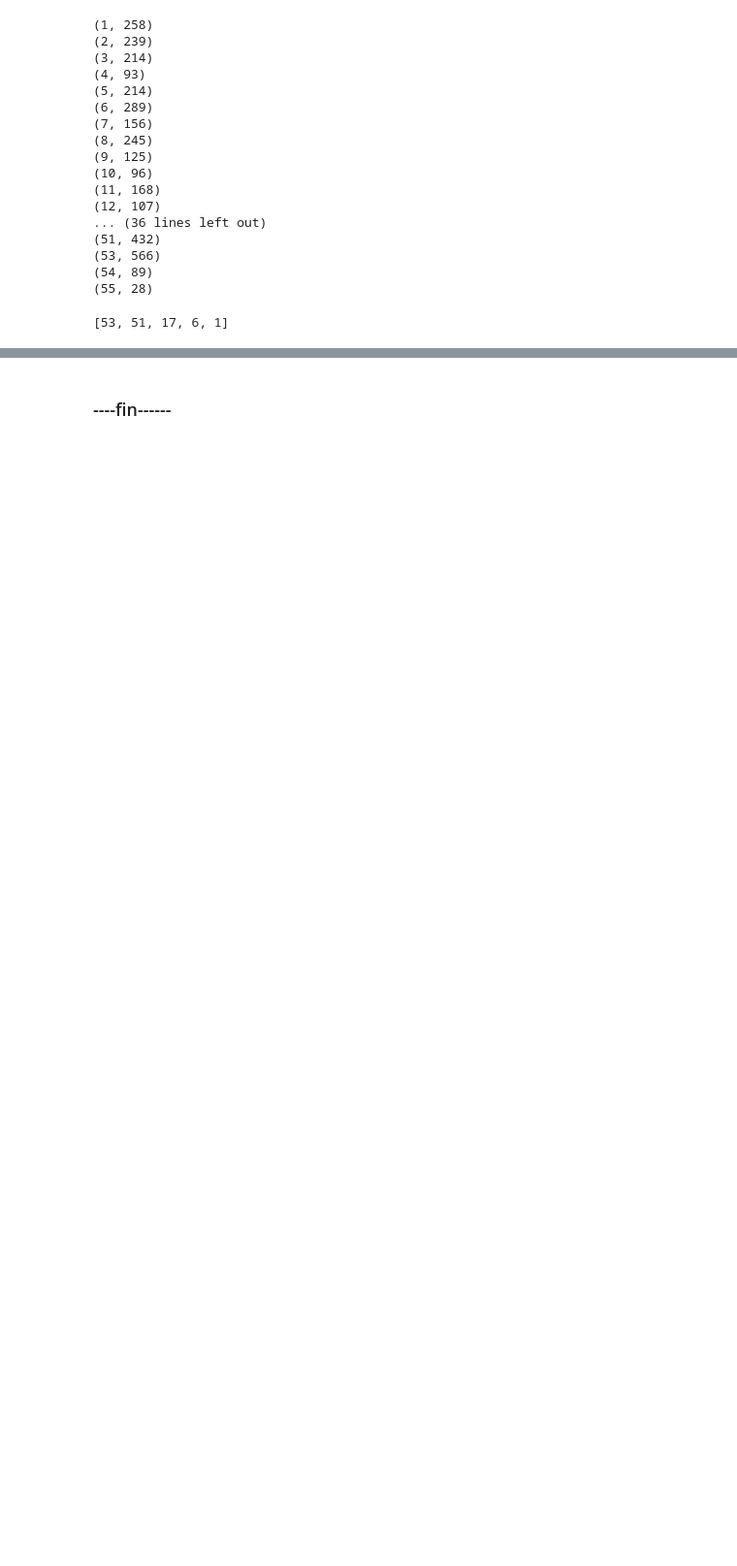
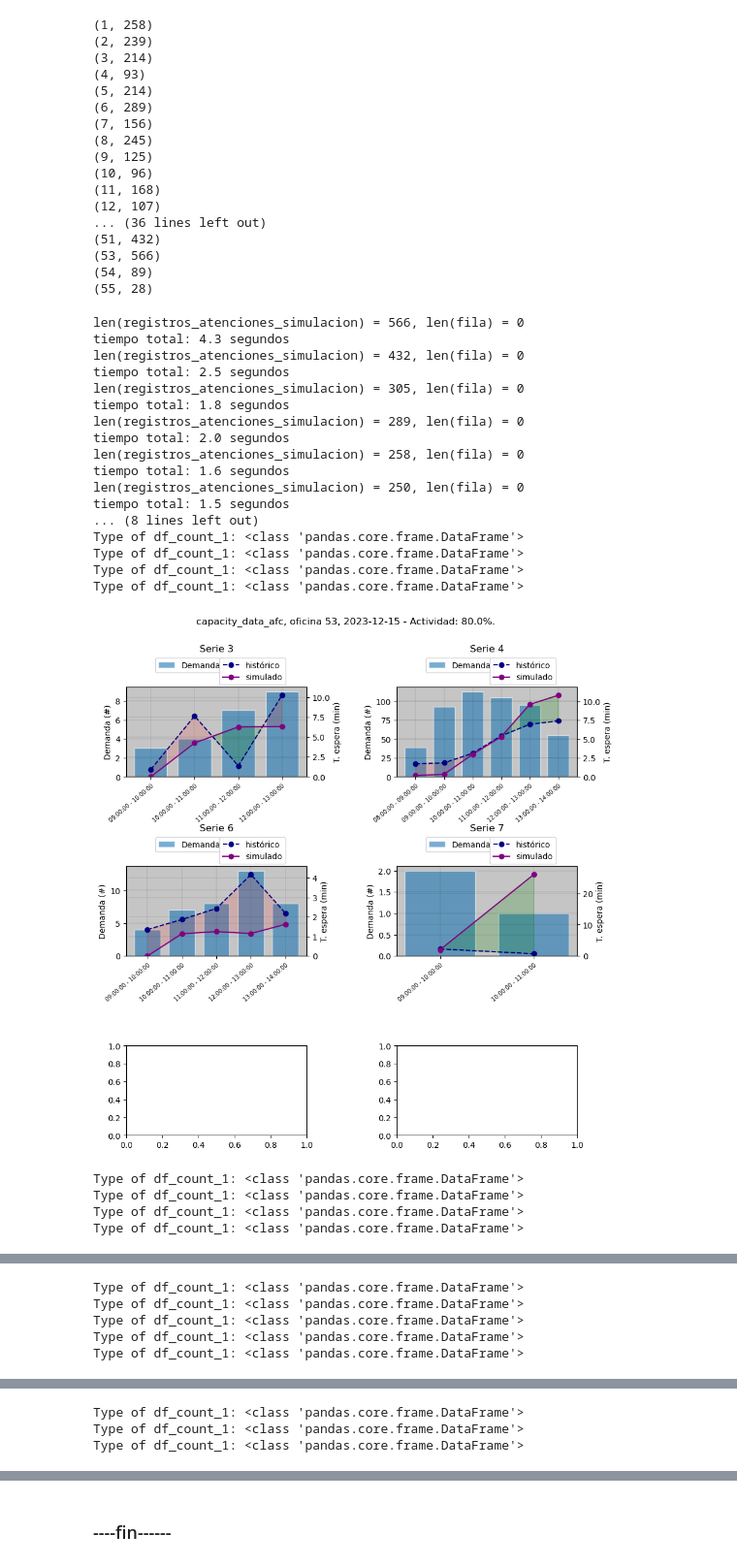
Before and after one commit to alejandroacevedo2305/Flux_v0, a Jupyter notebook: demo_notebooks/demo_simulador_V24_afc.ipynb, the cells around one changed output, grey strips where cells are left out. Shown at 97% size. Cells and saved outputs as stored; diff of their text form; code cells hidden in the pictures; blank space fills up the shorter version.

```diff
--- a/demo_notebooks/demo_simulador_V24_afc.ipynb
+++ b/demo_notebooks/demo_simulador_V24_afc.ipynb
@@ -500,46 +500,71 @@ for ID_OFICINA in range(60):
 (55, 28)
 # %%
 sorted_data      = sorted(ID_OFICINA_ok, key=lambda x: x[1], reverse=True)
-ids_oficinas_top =  [i[0] for i in sorted_data[:5]]
-ids_oficinas_top
+ids_oficinas_top =  [i[0] for i in sorted_data[:10]]
-# %% [output]
-[53, 51, 17, 6, 1]
 # %%
 
 simulaciones = []
+dias_reales  = []
 for ID_OFICINA in ids_oficinas_top:
 
 
     dataset = DatasetTTP(connection_string=DATABASE_URI + ID_DATABASE, id_oficina=ID_OFICINA)
     el_dia_real, plan  = dataset.un_dia(fecha=FECHA)
     el_dia_real['T_Ate'] = (el_dia_real['FH_AteFin'] - el_dia_real['FH_AteIni']).astype('timedelta64[s]').dt.total_seconds().astype(int)
     el_dia_real['T_Esp'] = (el_dia_real['FH_AteIni'] - el_dia_real['FH_Emi']).astype('timedelta64[s]').dt.total_seconds().astype(int)
     el_dia_real = el_dia_real.sort_values(by='FH_Emi', inplace=False).astype(
         {
             'FH_Emi': 'datetime64[s]',
             'FH_Llama': 'datetime64[s]',
             'FH_AteIni': 'datetime64[s]',
             'FH_AteFin': 'datetime64[s]',})
     ######################
     #------Simulacion-----
     ######################
     import time
     start_time           = time.time()
-    hora_cierre          = "17:30:00"
+    hora_cierre          = "15:30:00"
     porcentaje_actividad =.8
     registros_atenciones_simulacion, fila = sim.simv7_1(
                                                         el_dia_real, hora_cierre,
                                                         #plan,
                                                         sim.plan_desde_skills(skills=sim.obtener_skills(el_dia_real) ,
                                                                             inicio = '08:00:00',
                                                                             porcentaje_actividad=porcentaje_actividad),
                                                         probabilidad_pausas =  0.85,        #
-                                                        factor_pausas       = .065,         #
-                                                        params_pausas       =  [0, 1/2, 1] ,#
+                                                        factor_pausas       = .04,         #
+                                                        params_pausas       =  [0, 1/2, 1.25] ,#
 
                                                     )
         #, log_path="dev/simulacion.log")
     print(f"{len(registros_atenciones_simulacion) = }, {len(fila) = }")
     end_time = time.time()
     print(f"tiempo total: {end_time - start_time:.1f} segundos")
     simulaciones.append(registros_atenciones_simulacion)
+    dias_reales.append(el_dia_real)
+
+for i, s, r in zip(ids_oficinas_top, simulaciones, dias_reales):
+    sim.compare_historico_vs_simulacion(r, s,  ID_DATABASE, i,FECHA ,porcentaje_actividad)
+# %% [output]
+len(registros_atenciones_simulacion) = 566, len(fila) = 0
+tiempo total: 4.3 segundos
+len(registros_atenciones_simulacion) = 432, len(fila) = 0
+tiempo total: 2.5 segundos
+len(registros_atenciones_simulacion) = 305, len(fila) = 0
+tiempo total: 1.8 segundos
+len(registros_atenciones_simulacion) = 289, len(fila) = 0
+tiempo total: 2.0 segundos
+len(registros_atenciones_simulacion) = 258, len(fila) = 0
+tiempo total: 1.6 segundos
+len(registros_atenciones_simulacion) = 250, len(fila) = 0
+tiempo total: 1.5 segundos
+... (8 lines left out)
+Type of df_count_1: <class 'pandas.core.frame.DataFrame'>
+Type of df_count_1: <class 'pandas.core.frame.DataFrame'>
+Type of df_count_1: <class 'pandas.core.frame.DataFrame'>
+Type of df_count_1: <class 'pandas.core.frame.DataFrame'>
+[figure, added]
+Type of df_count_1: <class 'pandas.core.frame.DataFrame'>
+Type of df_count_1: <class 'pandas.core.frame.DataFrame'>
+Type of df_count_1: <class 'pandas.core.frame.DataFrame'>
+Type of df_count_1: <class 'pandas.core.frame.DataFrame'>
@@ -545,0 +572,5 @@ for ID_OFICINA in ids_oficinas_top:
+Type of df_count_1: <class 'pandas.core.frame.DataFrame'>
+Type of df_count_1: <class 'pandas.core.frame.DataFrame'>
+Type of df_count_1: <class 'pandas.core.frame.DataFrame'>
+Type of df_count_1: <class 'pandas.core.frame.DataFrame'>
+Type of df_count_1: <class 'pandas.core.frame.DataFrame'>
@@ -545,0 +578,3 @@ for ID_OFICINA in ids_oficinas_top:
+Type of df_count_1: <class 'pandas.core.frame.DataFrame'>
+Type of df_count_1: <class 'pandas.core.frame.DataFrame'>
+Type of df_count_1: <class 'pandas.core.frame.DataFrame'>
```
Also changed, not shown: parts of 2 cells of this notebook.
